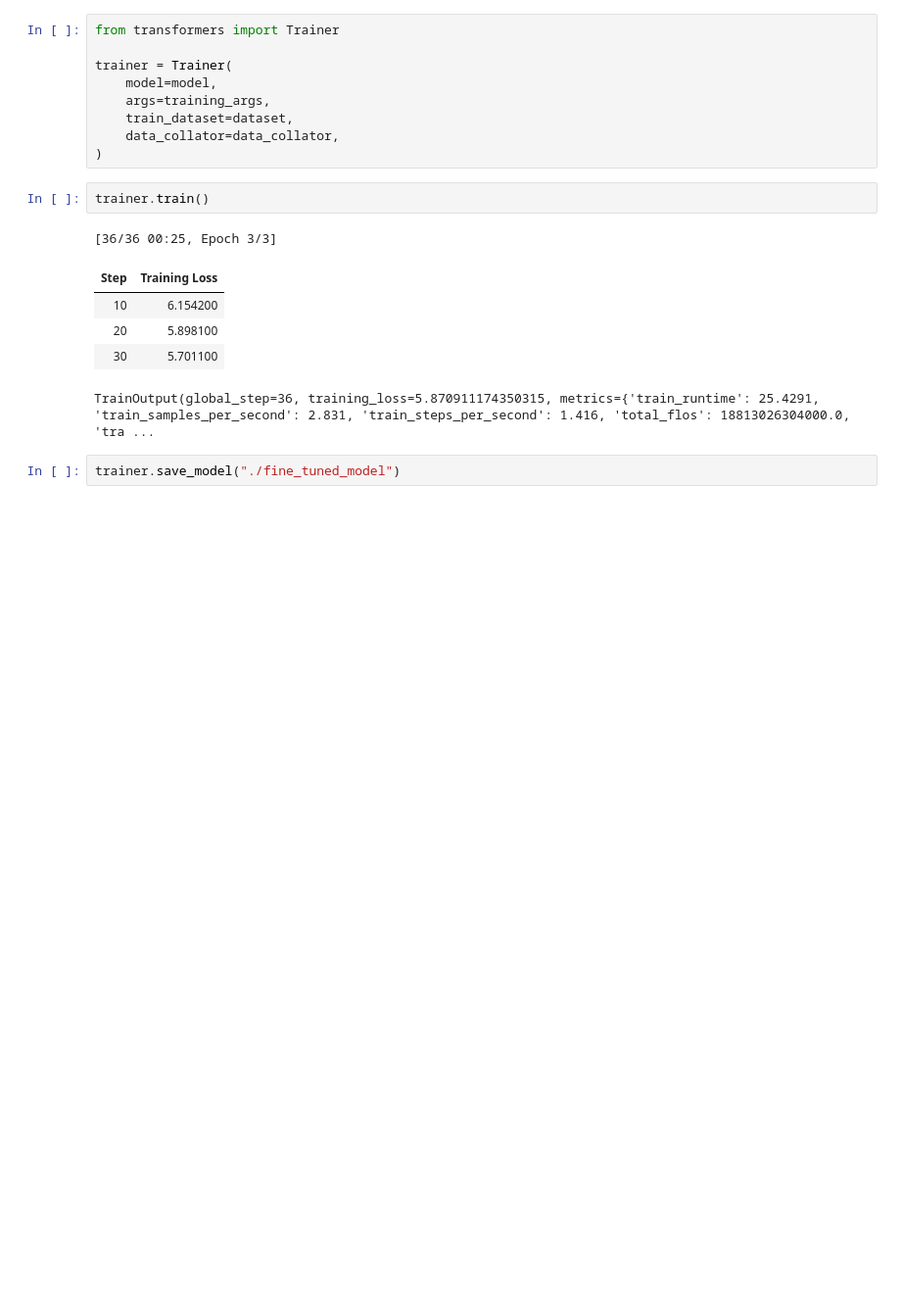
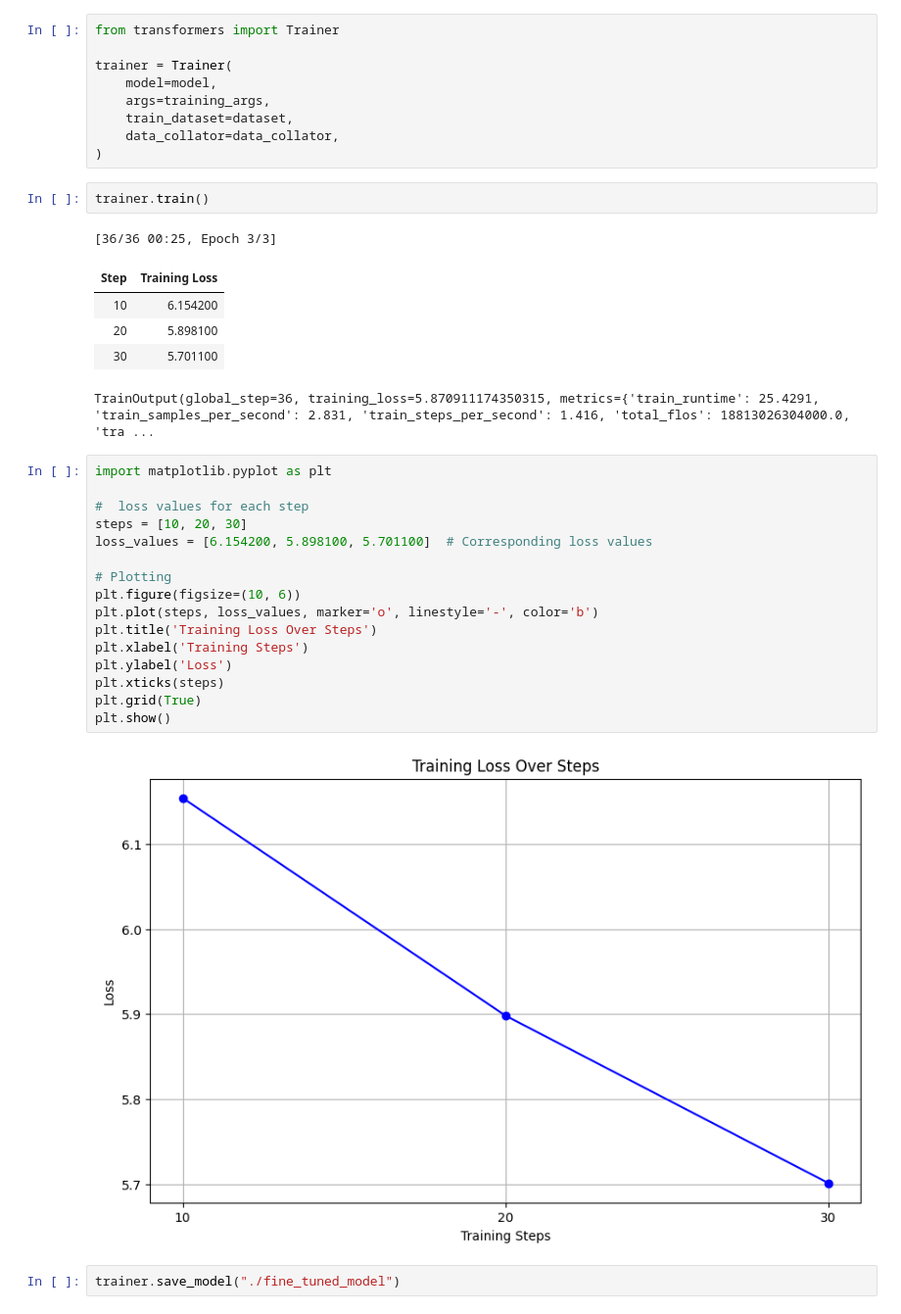
Before and after one commit to VivianLexy/Ecco-test-master, a Jupyter notebook: LLM.ipynb, the cells around one changed output. Shown at 98% size. Cells and saved outputs as stored; diff of their text form; blank space fills up the shorter version.

```diff
--- a/LLM.ipynb
+++ b/LLM.ipynb
@@ -559,6 +222,24 @@ trainer.train()
 | 20 | 5.898100 |
 | 30 | 5.701100 |
 TrainOutput(global_step=36, training_loss=5.870911174350315, metrics={'train_runtime': 25.4291, 'train_samples_per_second': 2.831, 'train_steps_per_second': 1.416, 'total_flos': 18813026304000.0, 'tra ...
+# %%
+import matplotlib.pyplot as plt
+
+#  loss values for each step
+steps = [10, 20, 30]
+loss_values = [6.154200, 5.898100, 5.701100]  # Corresponding loss values
+
+# Plotting
+plt.figure(figsize=(10, 6))
+plt.plot(steps, loss_values, marker='o', linestyle='-', color='b')
+plt.title('Training Loss Over Steps')
+plt.xlabel('Training Steps')
+plt.ylabel('Loss')
+plt.xticks(steps)
+plt.grid(True)
+plt.show()
+# %% [output]
+[figure, added]
 # %%
 trainer.save_model("./fine_tuned_model")
 # %%
```
Also changed, not shown: parts of 10 cells of this notebook.
